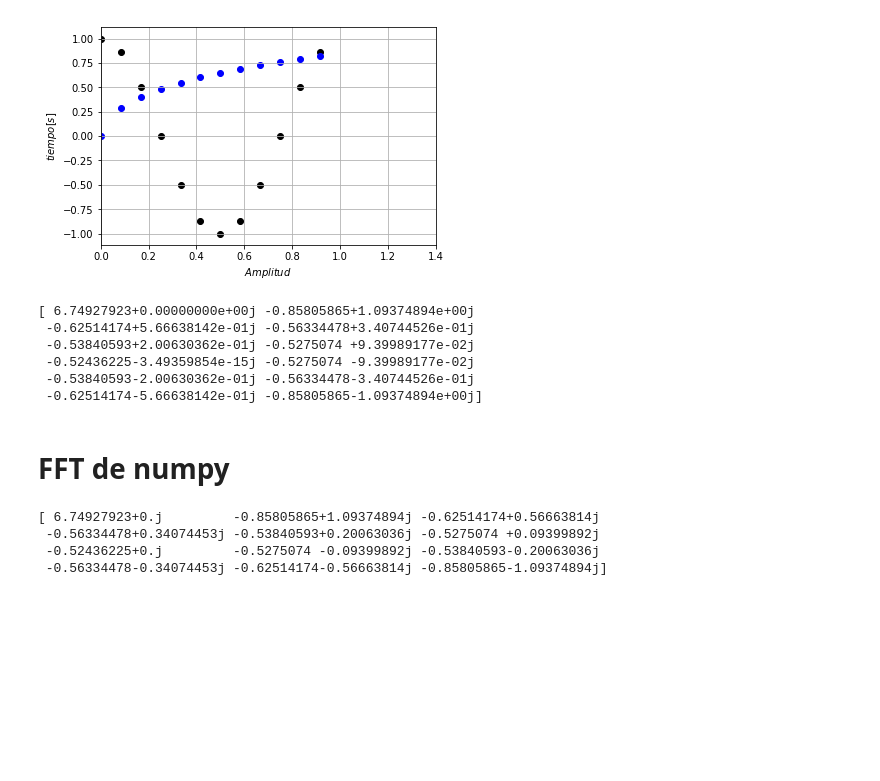
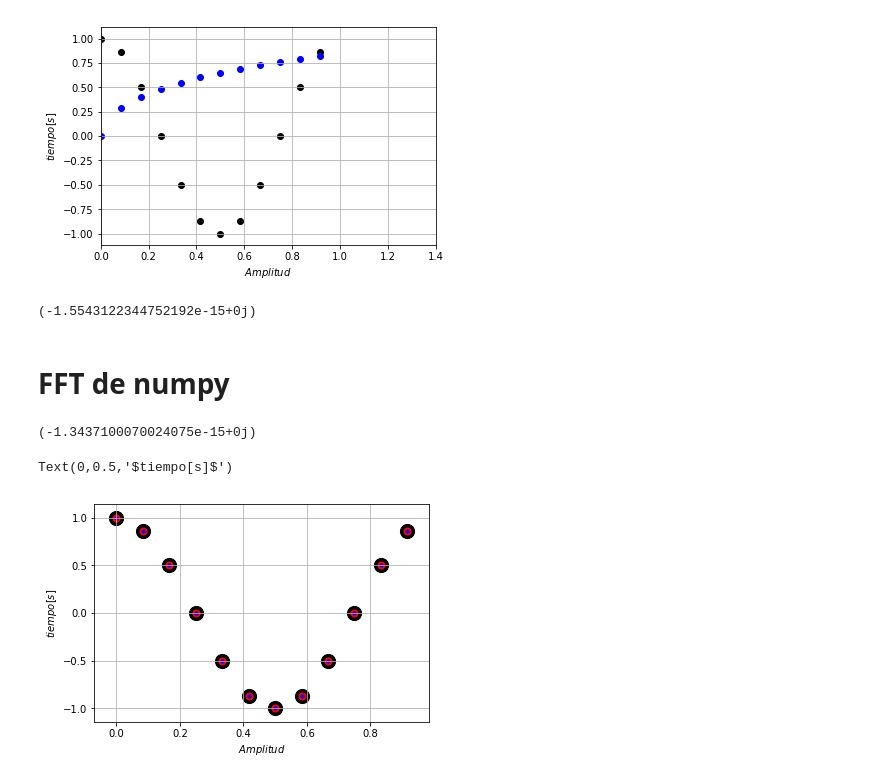
Before and after one commit to irecio/MetodoComputacionales, a Jupyter notebook: Week6/Lecture2.ipynb, the cells around one changed output. Drawn from its saved outputs; the diff is of its cells as text; code cells hidden in the pictures; blank space fills up the shorter version.

```diff
--- a/Week6/Lecture2.ipynb
+++ b/Week6/Lecture2.ipynb
@@ -60,22 +60,54 @@ def GetFFT(x):
 
     return fft
 # %%
-Xw = GetFFT(x1)
-print(Xw)
+Xw = GetFFT(x)
+print(Xw[0])
 # %% [output]
-[ 6.74927923+0.00000000e+00j -0.85805865+1.09374894e+00j
- -0.62514174+5.66638142e-01j -0.56334478+3.40744526e-01j
- -0.53840593+2.00630362e-01j -0.5275074 +9.39989177e-02j
- -0.52436225-3.49359854e-15j -0.5275074 -9.39989177e-02j
- -0.53840593-2.00630362e-01j -0.56334478-3.40744526e-01j
- -0.62514174-5.66638142e-01j -0.85805865-1.09374894e+00j]
+(-1.5543122344752192e-15+0j)
 # %% [markdown]
 # FFT de numpy
 # %%
-Xw1 = fft(x1)
-print(Xw1)
+Xw1 = fft(x)
+print(Xw1[0])
 # %% [output]
-[ 6.74927923+0.j         -0.85805865+1.09374894j -0.62514174+0.56663814j
- -0.56334478+0.34074453j -0.53840593+0.20063036j -0.5275074 +0.09399892j
- -0.52436225+0.j         -0.5275074 -0.09399892j -0.53840593-0.20063036j
- -0.56334478-0.34074453j -0.62514174-0.56663814j -0.85805865-1.09374894j]
+(-1.3437100070024075e-15+0j)
+# %%
+# Implementar transformada inverse
+
+def GetIFFT(x):
+
+    Npoints = len(x)
+    c = (2.0*np.pi)/len(x)
+
+    ifft = []
+
+    for k in range(Npoints):
+
+        Re = 0.
+        Im = 0.
+
+        for n in range(Npoints):
+
+            Re += x[n]*np.cos( c*k*n )
+            Im += x[n]*np.sin( c*k*n )
+
+        ifft = np.append(ifft, complex(Re, Im)/Npoints)
+
+    return ifft
+# %%
+Xt = ifft(Xw) # Regresando al dominio temporal
+Xt1 = GetIFFT(Xw)
+# %%
+# Comparar resultados
+
+plt.figure()
+plt.scatter(t,x, c='black', s=200)
+plt.scatter(t,Xt.real, c='red', s=50)
+plt.scatter(t,Xt1.real, c='blue', s=10)
+plt.grid()
+
+plt.xlabel(r'$Amplitud$')
+plt.ylabel(r'$tiempo[s]$')
+# %% [output]
+Text(0,0.5,'$tiempo[s]$')
+[figure, added]
```
Also changed, not shown: parts of 29 cells of this notebook.
